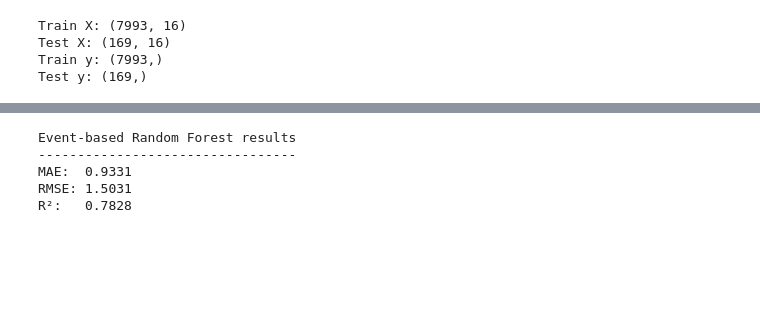
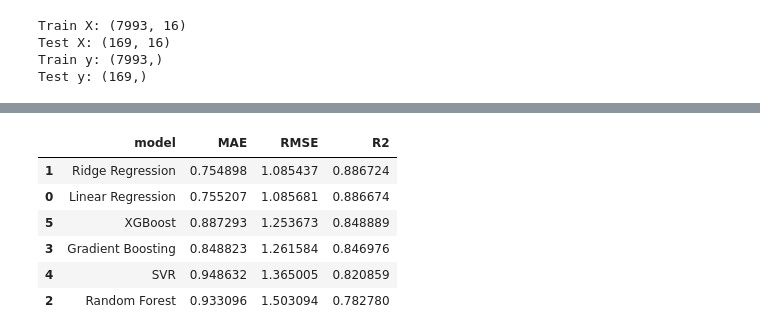
Before and after one commit to huugoox/tfg, a Jupyter notebook: notebooks/05_machine_learning-models.ipynb, the cells around one changed output, grey strips where cells are left out. Saved outputs shown, nothing was run; the diff lists cells and outputs as text; code cells hidden in the pictures; blank space fills up the shorter version.

```diff
--- a/notebooks/05_machine_learning-models.ipynb
+++ b/notebooks/05_machine_learning-models.ipynb
@@ -185,22 +205,36 @@ results = pd.DataFrame({
-# %%
-# ============================================================
-# 10. EVALUATION METRICS
-# ============================================================
-
-mae = mean_absolute_error(y_test, y_pred)
-rmse = np.sqrt(mean_squared_error(y_test, y_pred))
-r2 = r2_score(y_test, y_pred)
-
-print("Event-based Random Forest results")
-print("---------------------------------")
-print(f"MAE:  {mae:.4f}")
-print(f"RMSE: {rmse:.4f}")
-print(f"R²:   {r2:.4f}")
-# %% [output]
-Event-based Random Forest results
----------------------------------
-MAE:  0.9331
-RMSE: 1.5031
-R²:   0.7828
+# %%
+# ============================================================
+# 9. PREDICTIONS AND EVALUATION
+# ============================================================
+
+model_results = []
+predictions = {}
+
+for name, model in trained_models.items():
+    y_pred_model = model.predict(X_test)
+    predictions[name] = y_pred_model
+
+    mae = mean_absolute_error(y_test, y_pred_model)
+    rmse = np.sqrt(mean_squared_error(y_test, y_pred_model))
+    r2 = r2_score(y_test, y_pred_model)
+
+    model_results.append({
+        "model": name,
+        "MAE": mae,
+        "RMSE": rmse,
+        "R2": r2
+    })
+
+comparison_df = pd.DataFrame(model_results).sort_values("RMSE")
+
+comparison_df
+# %% [output]
+|  | model | MAE | RMSE | R2 |
+| 1 | Ridge Regression | 0.754898 | 1.085437 | 0.886724 |
+| 0 | Linear Regression | 0.755207 | 1.085681 | 0.886674 |
+| 5 | XGBoost | 0.887293 | 1.253673 | 0.848889 |
+| 3 | Gradient Boosting | 0.848823 | 1.261584 | 0.846976 |
+| 4 | SVR | 0.948632 | 1.365005 | 0.820859 |
+| 2 | Random Forest | 0.933096 | 1.503094 | 0.782780 |
 # %%
 # ============================================================
```
Also changed, not shown: parts of 6 cells of this notebook.
